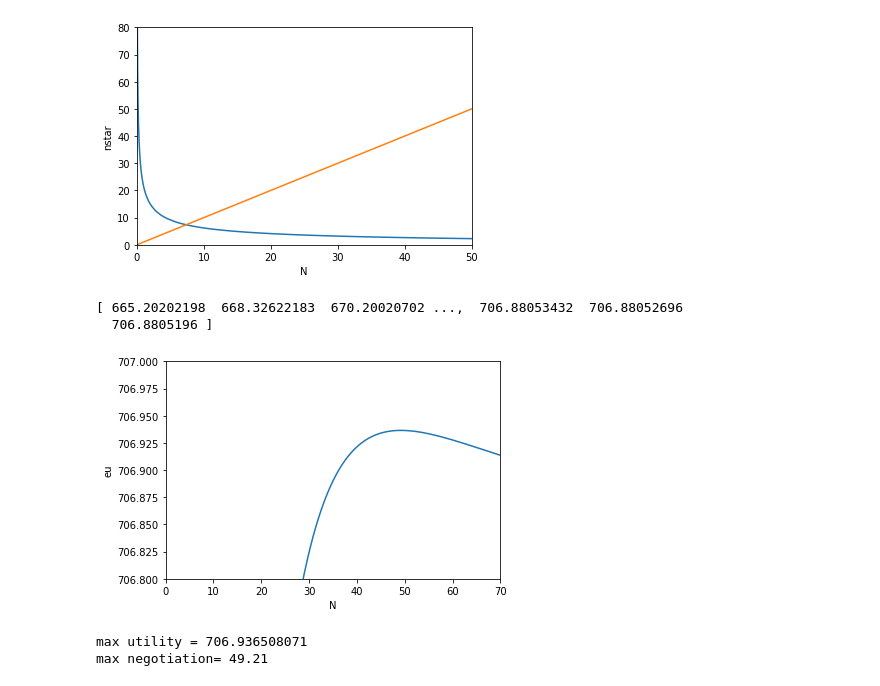
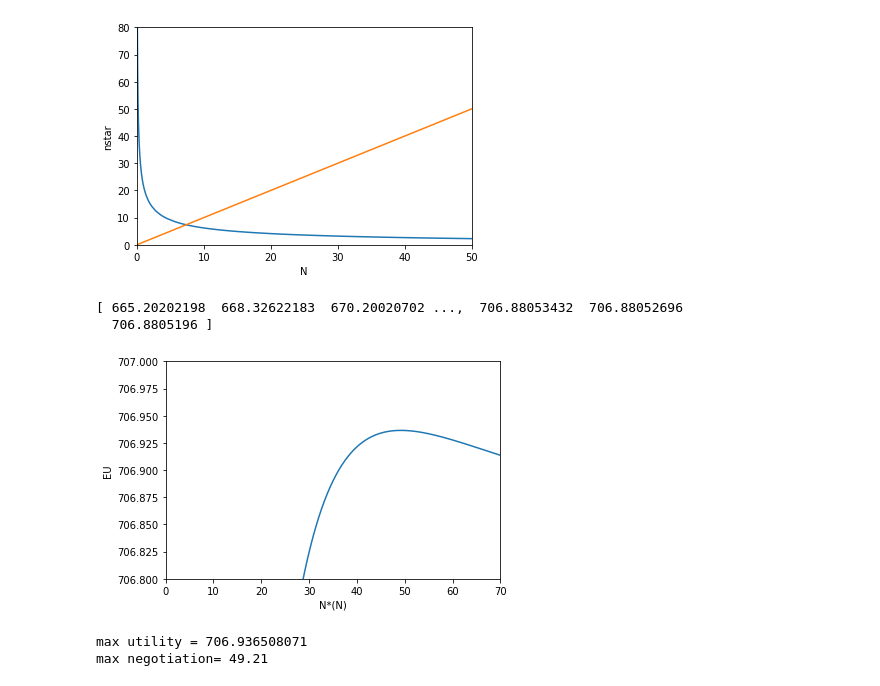
Before and after one commit to szwang/kr-insurance-models, a Jupyter notebook: negotiation-model-with-nbar.ipynb, the cells around one changed output. Drawn from its saved outputs; the diff is of its cells as text; code cells hidden in the pictures.

```diff
--- a/negotiation-model-with-nbar.ipynb
+++ b/negotiation-model-with-nbar.ipynb
@@ -195,16 +195,16 @@ plt.show()
 # %%
 eu_vals = U(Nbar_vals, Nbar_vals)
 print(eu_vals)
 plt.plot(Nbar_vals, eu_vals)
 # plt.plot(nrange, nrange)
-plt.xlabel('N')
-plt.ylabel('eu')
+plt.xlabel('N*(N)')
+plt.ylabel('EU')
 plt.axis([0, 70, 706.8, 707])
 plt.show()
 # %% [output]
 [ 665.20202198  668.32622183  670.20020702 ...,  706.88053432  706.88052696
   706.8805196 ]
-[figure, old version]
+[figure, new version]
 # %%
 i = np.nanargmax(eu_vals)
 max_negotiation = Nbar_vals[i]
```
